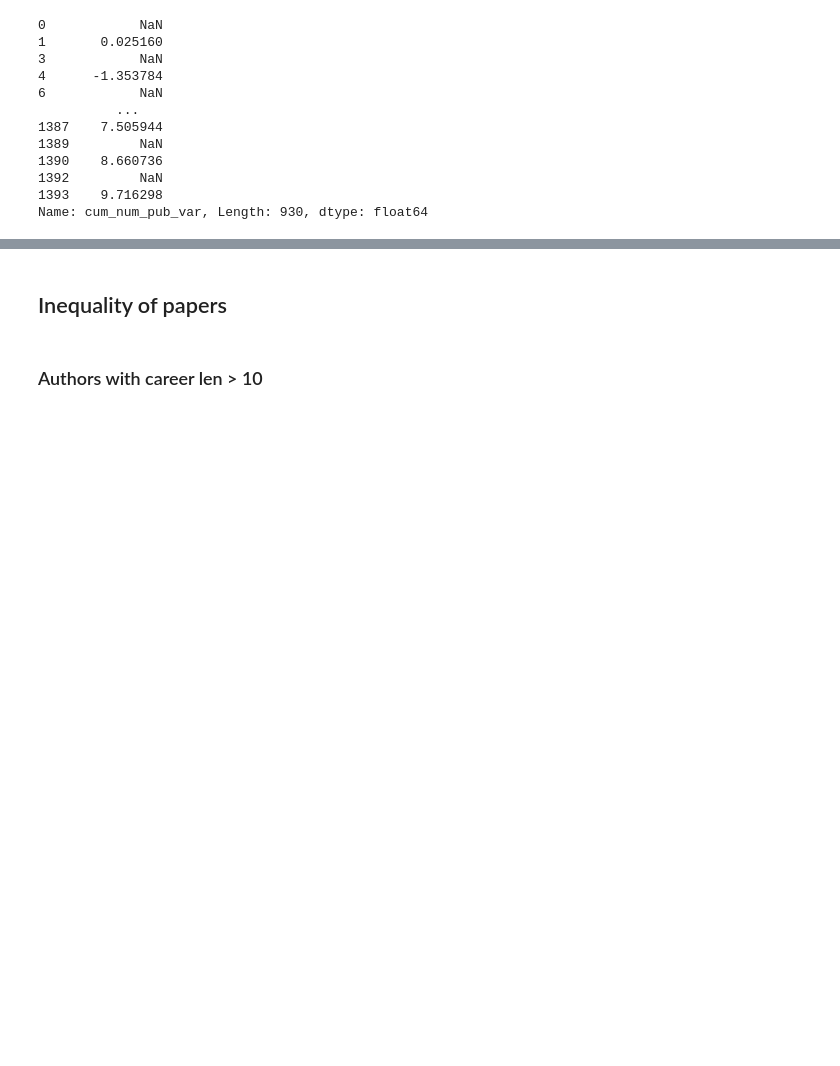
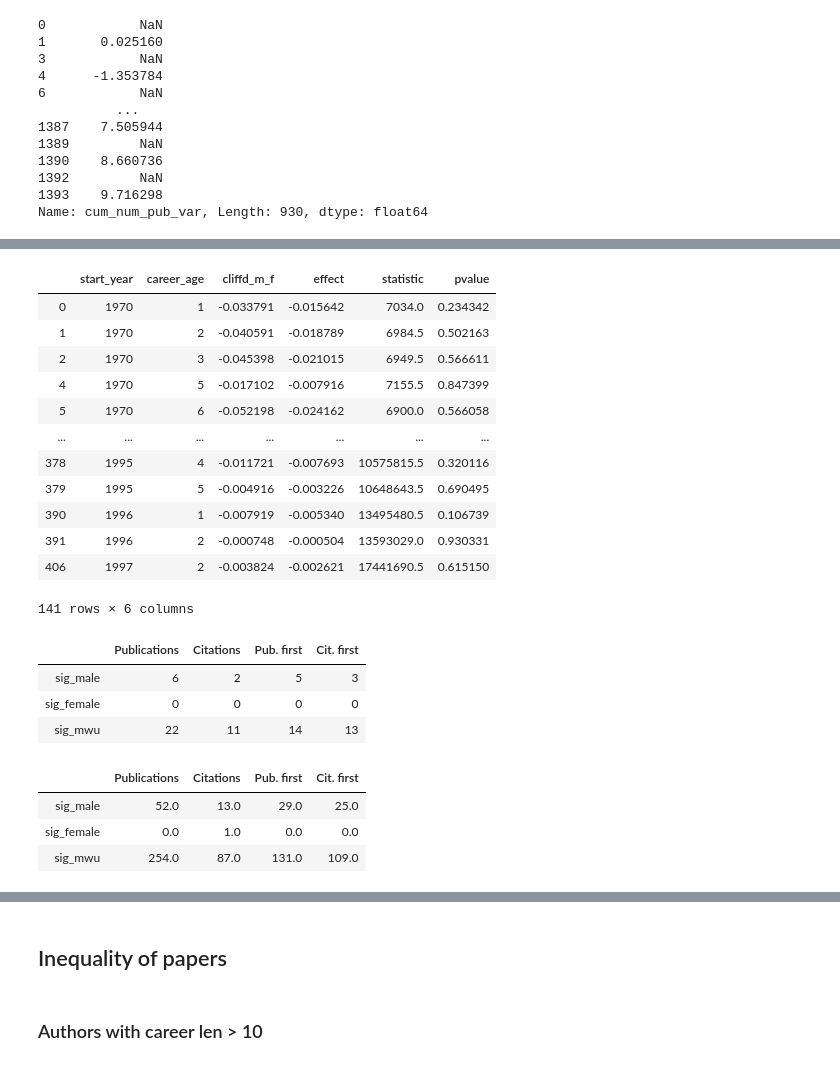
Before and after one commit to gesiscss/inequality, a Jupyter notebook: 7.Citation and Publication analysis.ipynb, the cells around one changed output, grey strips where cells are left out. Cells and saved outputs as stored; diff of their text form; code cells hidden in the pictures; blank space fills up the shorter version.

```diff
--- a/7.Citation and Publication analysis.ipynb
+++ b/7.Citation and Publication analysis.ipynb
@@ -590,0 +579,17 @@ mwu_cliff_d_cum_pub_first.groupby('start_year').agg({'cliffd_m_f': [lambda x: su
+# %%
+# TODO 1970 should be removed
+mwu_cliff_d_cum_cit[mwu_cliff_d_cum_cit.cliffd_m_f <0]
+# %% [output]
+|  | start_year | career_age | cliffd_m_f | effect | statistic | pvalue |
+| 0 | 1970 | 1 | -0.033791 | -0.015642 | 7034.0 | 0.234342 |
+| 1 | 1970 | 2 | -0.040591 | -0.018789 | 6984.5 | 0.502163 |
+| 2 | 1970 | 3 | -0.045398 | -0.021015 | 6949.5 | 0.566611 |
+| 4 | 1970 | 5 | -0.017102 | -0.007916 | 7155.5 | 0.847399 |
+| 5 | 1970 | 6 | -0.052198 | -0.024162 | 6900.0 | 0.566058 |
+| ... | ... | ... | ... | ... | ... | ... |
+| 378 | 1995 | 4 | -0.011721 | -0.007693 | 10575815.5 | 0.320116 |
+| 379 | 1995 | 5 | -0.004916 | -0.003226 | 10648643.5 | 0.690495 |
+| 390 | 1996 | 1 | -0.007919 | -0.005340 | 13495480.5 | 0.106739 |
+| 391 | 1996 | 2 | -0.000748 | -0.000504 | 13593029.0 | 0.930331 |
+| 406 | 1997 | 2 | -0.003824 | -0.002621 | 17441690.5 | 0.615150 |
+141 rows × 6 columns
@@ -590,0 +610,7 @@ mwu_cliff_d_cum_pub_first.groupby('start_year').agg({'cliffd_m_f': [lambda x: su
+# %%
+num_cohorts
+# %% [output]
+|  | Publications | Citations | Pub. first | Cit. first |
+| sig_male | 6 | 2 | 5 | 3 |
+| sig_female | 0 | 0 | 0 | 0 |
+| sig_mwu | 22 | 11 | 14 | 13 |
@@ -591,3 +621,10 @@ mwu_cliff_d_cum_pub_first.groupby('start_year').agg({'cliffd_m_f': [lambda x: su
+# %%
+num_observations
+# %% [output]
+|  | Publications | Citations | Pub. first | Cit. first |
+| sig_male | 52.0 | 13.0 | 29.0 | 25.0 |
+| sig_female | 0.0 | 1.0 | 0.0 | 0.0 |
+| sig_mwu | 254.0 | 87.0 | 131.0 | 109.0 |
 # %%
 # pubs
 plot_cohort_diffs_over_ages(mwu_cliff_d_cum_pub_first, 'mwu_cliffsd_cum_pub', 'Cumulative publications first auth', ext='_first')
```
Also changed, not shown: parts of 20 cells of this notebook, 4 other files.
